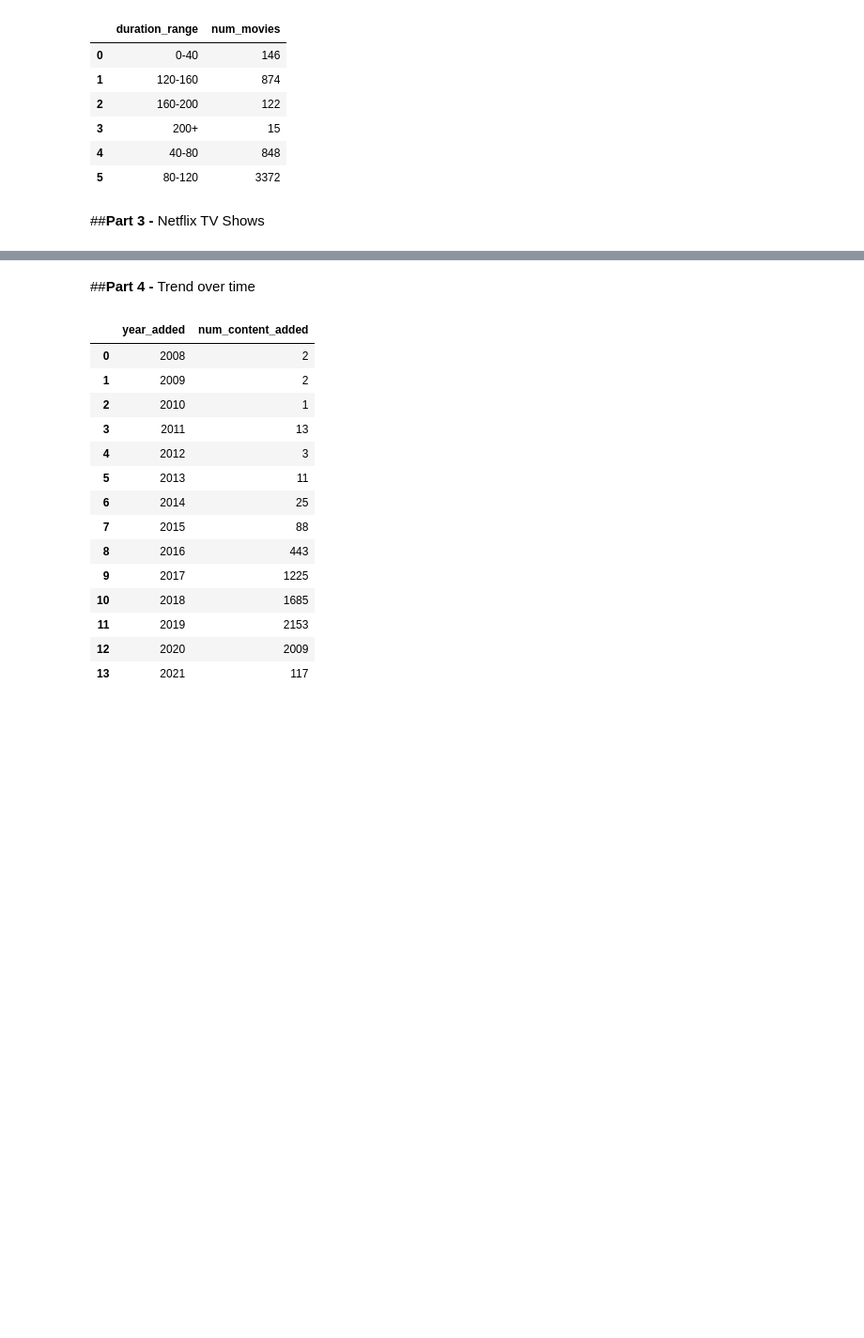
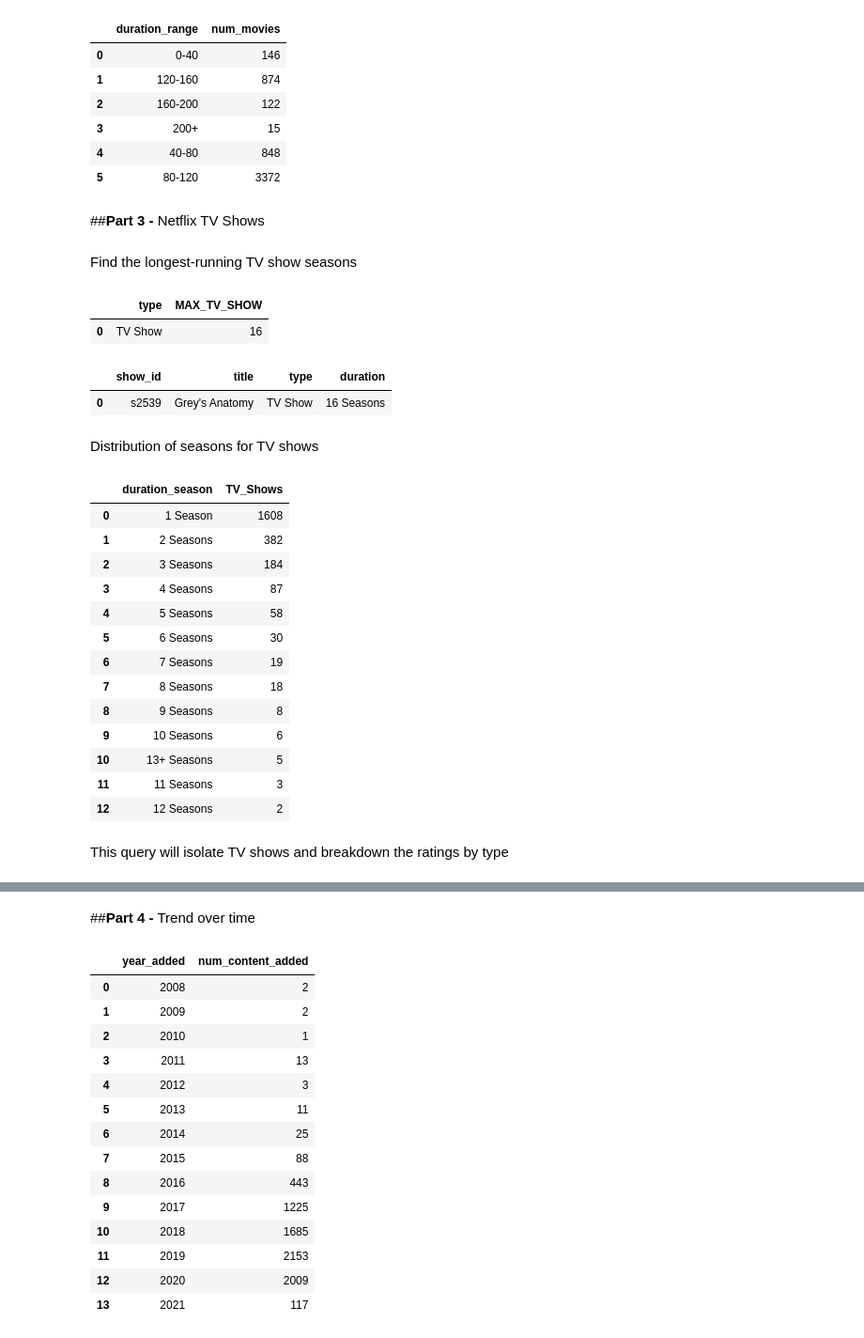
Before and after one commit to aditya248/Netflix-Exploratory-Data-Analysis, a Jupyter notebook: BA775_TeamProject_B2T8.ipynb, the cells around one changed output, grey strips where cells are left out. Shown at 94% size. Saved outputs shown, nothing was run; the diff lists cells and outputs as text; code cells hidden in the pictures; blank space fills up the shorter version.

```diff
--- a/BA775_TeamProject_B2T8.ipynb
+++ b/BA775_TeamProject_B2T8.ipynb
@@ -266,0 +249,62 @@ ORDER BY duration_range ###order???
+# %% [markdown]
+Find the longest-running TV show seasons
+# %%
+%%bigquery --project=ba775-team8-b2
+SELECT type,MAX(new_duration) AS MAX_TV_SHOW FROM
+(SELECT type,CAST(REPLACE(REPLACE(REPLACE(duration,'min',''),'Season',''),'s','') AS INT64) AS new_duration
+FROM `ba775-team8-b2.Netflix.netflix_titles`)
+WHERE type = 'TV Show'
+GROUP BY type
+# %% [output]
+|  | type | MAX_TV_SHOW |
+| 0 | TV Show | 16 |
+# %%
+%%bigquery --project=ba775-team8-b2
+SELECT show_id, title, type,duration FROM `ba775-team8-b2.Netflix.netflix_titles`
+WHERE type = 'TV Show'
+      AND duration LIKE '16 S%'
+# %% [output]
+|  | show_id | title | type | duration |
+| 0 | s2539 | Grey's Anatomy | TV Show | 16 Seasons |
+# %% [markdown]
+Distribution of seasons for TV shows
+# %%
+%%bigquery --project=ba775-team8-b2
+SELECT duration_season, COUNT(*) AS TV_Shows FROM
+(
+SELECT CASE
+WHEN duration = '1 Season' THEN '1 Season'
+WHEN duration = '2 Seasons' Then '2 Seasons'
+WHEN duration = '3 Seasons' Then '3 Seasons'
+WHEN duration = '4 Seasons' Then '4 Seasons'
+WHEN duration = '5 Seasons' Then '5 Seasons'
+WHEN duration = '6 Seasons' Then '6 Seasons'
+WHEN duration = '7 Seasons' Then '7 Seasons'
+WHEN duration = '8 Seasons' Then '8 Seasons'
+WHEN duration = '9 Seasons' Then '9 Seasons'
+WHEN duration = '10 Seasons' Then '10 Seasons'
+WHEN duration = '11 Seasons' Then '11 Seasons'
+WHEN duration = '12 Seasons' Then '12 Seasons'
+ELSE '13+ Seasons' END AS duration_season
+FROM `ba775-team8-b2.Netflix.netflix_titles`
+WHERE type='TV Show'
+)
+GROUP BY duration_season
+ORDER BY TV_Shows DESC
+# %% [output]
+|  | duration_season | TV_Shows |
+| 0 | 1 Season | 1608 |
+| 1 | 2 Seasons | 382 |
+| 2 | 3 Seasons | 184 |
+| 3 | 4 Seasons | 87 |
+| 4 | 5 Seasons | 58 |
+| 5 | 6 Seasons | 30 |
+| 6 | 7 Seasons | 19 |
+| 7 | 8 Seasons | 18 |
+| 8 | 9 Seasons | 8 |
+| 9 | 10 Seasons | 6 |
+| 10 | 13+ Seasons | 5 |
+| 11 | 11 Seasons | 3 |
+| 12 | 12 Seasons | 2 |
+# %% [markdown]
+This query will isolate TV shows and breakdown the ratings by type
```
Also changed, not shown: parts of 24 cells of this notebook.
